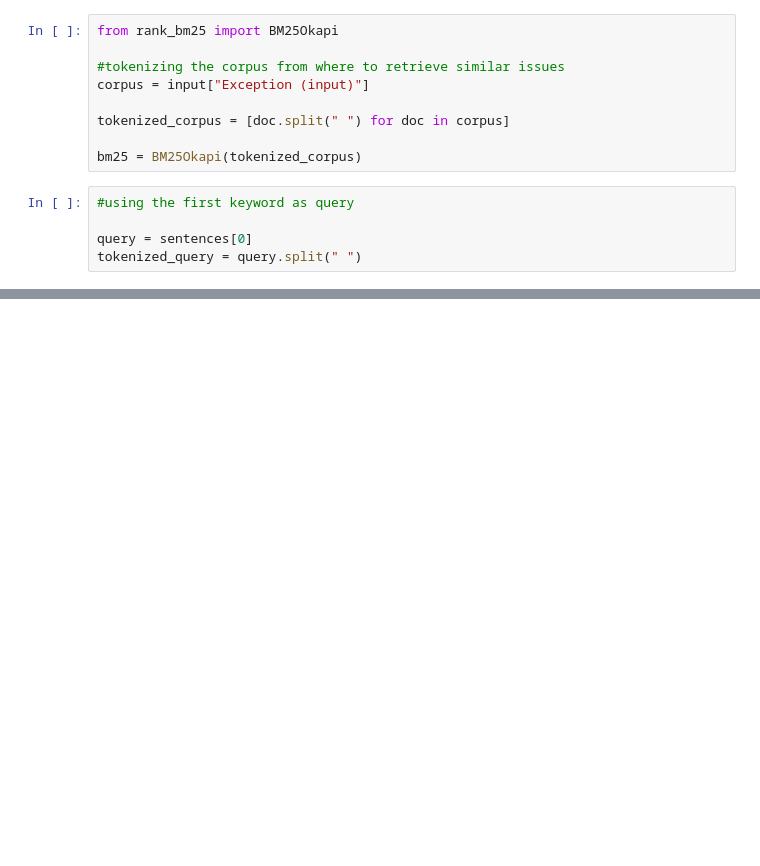
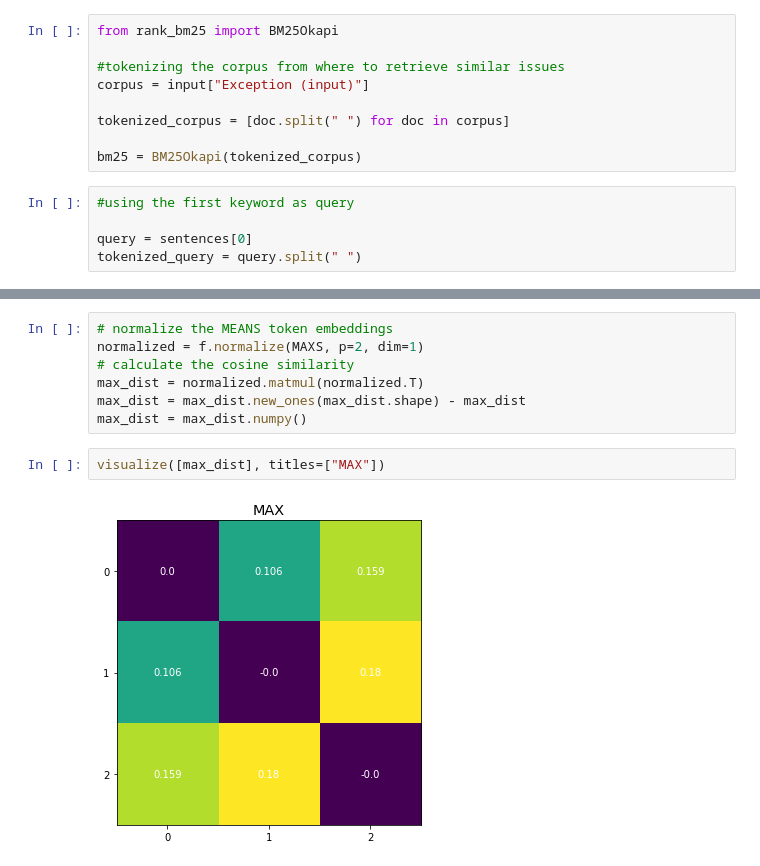
Before and after one commit to d2Anubis/BERT-based-Exception-Tagging, a Jupyter notebook: EY_GDS_Hackpions_2_0.ipynb, the cells around one changed output, grey strips where cells are left out. Saved outputs shown, nothing was run; the diff lists cells and outputs as text; blank space fills up the shorter version.

```diff
--- a/EY_GDS_Hackpions_2_0.ipynb
+++ b/EY_GDS_Hackpions_2_0.ipynb
@@ -197,0 +372,11 @@ bm25.get_top_n(tokenized_query, corpus, n=3)
+# %%
+# normalize the MEANS token embeddings
+normalized = f.normalize(MAXS, p=2, dim=1)
+# calculate the cosine similarity
+max_dist = normalized.matmul(normalized.T)
+max_dist = max_dist.new_ones(max_dist.shape) - max_dist
+max_dist = max_dist.numpy()
+# %%
+visualize([max_dist], titles=["MAX"])
+# %% [output]
+[figure, added]
```
Also changed, not shown: parts of 38 cells of this notebook.
